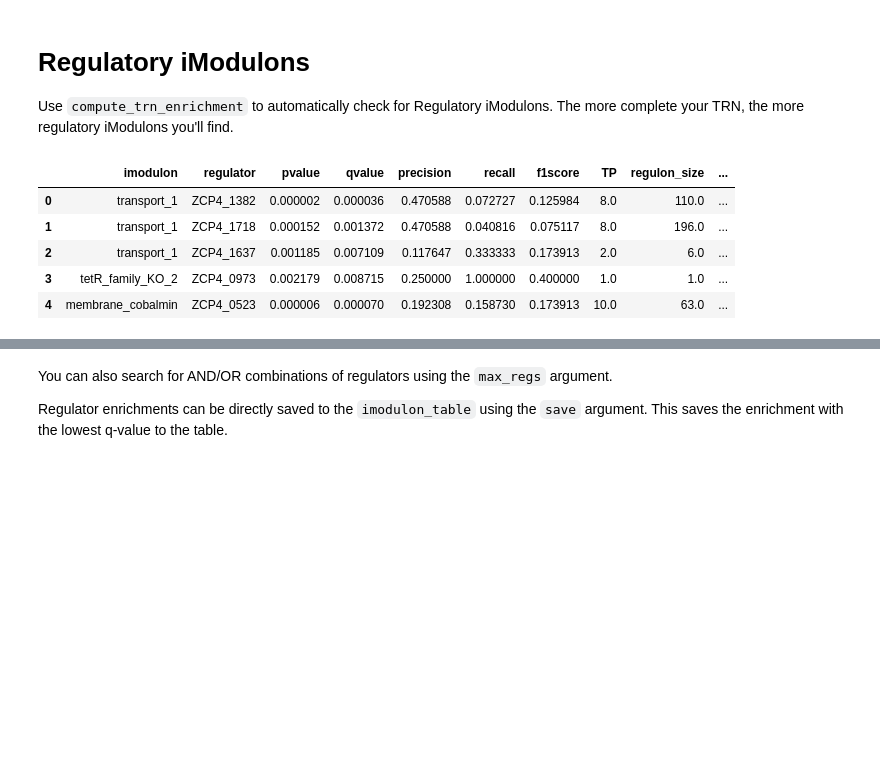
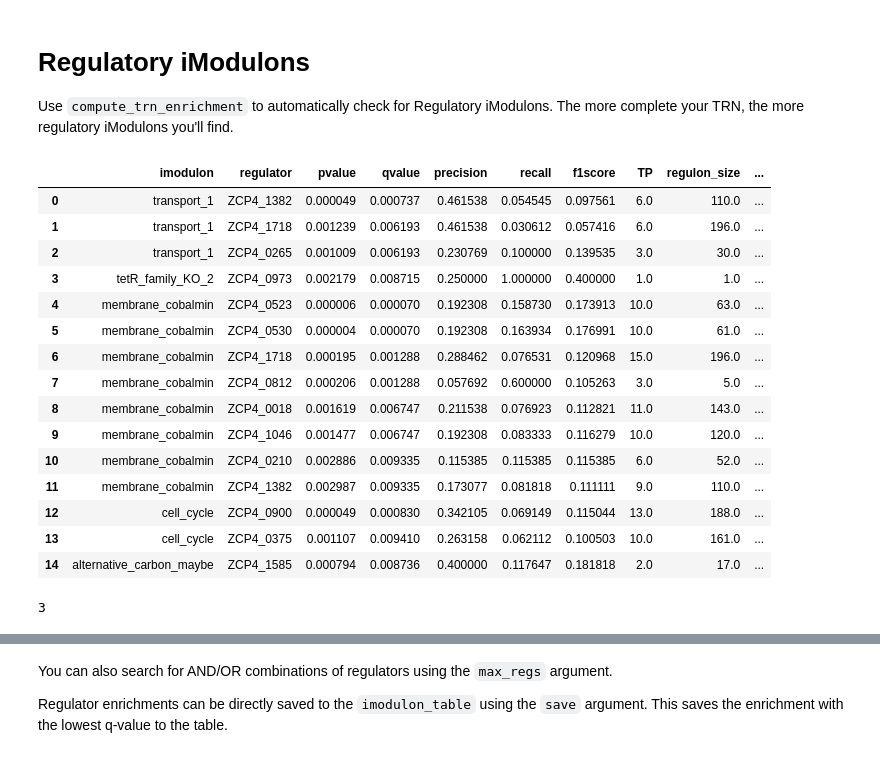
Before and after one commit to cristalzucsd/iModulonMiner, a Jupyter notebook: 5_characterize_iModulons/2_iModulon_characterization.ipynb, the cells around one changed output, grey strips where cells are left out. Drawn from its saved outputs; the diff is of its cells as text; code cells hidden in the pictures; blank space fills up the shorter version.

```diff
--- a/5_characterize_iModulons/2_iModulon_characterization.ipynb
+++ b/5_characterize_iModulons/2_iModulon_characterization.ipynb
@@ -134,14 +134,28 @@ temp = ica_data.compute_trn_enrichment(fdr = 1)
 temp.to_csv('../data/processed_data/DAP_seq_iModulon_overlap.csv')
 # %%
 temp = ica_data.compute_trn_enrichment(fdr = .01)
-temp.head()
+temp
 # %% [output]
 |  | imodulon | regulator | pvalue | qvalue | precision | recall | f1score | TP | regulon_size | ... |
-| 0 | transport_1 | ZCP4_1382 | 0.000002 | 0.000036 | 0.470588 | 0.072727 | 0.125984 | 8.0 | 110.0 | ... |
-| 1 | transport_1 | ZCP4_1718 | 0.000152 | 0.001372 | 0.470588 | 0.040816 | 0.075117 | 8.0 | 196.0 | ... |
-| 2 | transport_1 | ZCP4_1637 | 0.001185 | 0.007109 | 0.117647 | 0.333333 | 0.173913 | 2.0 | 6.0 | ... |
+| 0 | transport_1 | ZCP4_1382 | 0.000049 | 0.000737 | 0.461538 | 0.054545 | 0.097561 | 6.0 | 110.0 | ... |
+| 1 | transport_1 | ZCP4_1718 | 0.001239 | 0.006193 | 0.461538 | 0.030612 | 0.057416 | 6.0 | 196.0 | ... |
+| 2 | transport_1 | ZCP4_0265 | 0.001009 | 0.006193 | 0.230769 | 0.100000 | 0.139535 | 3.0 | 30.0 | ... |
 | 3 | tetR_family_KO_2 | ZCP4_0973 | 0.002179 | 0.008715 | 0.250000 | 1.000000 | 0.400000 | 1.0 | 1.0 | ... |
 | 4 | membrane_cobalmin | ZCP4_0523 | 0.000006 | 0.000070 | 0.192308 | 0.158730 | 0.173913 | 10.0 | 63.0 | ... |
+| 5 | membrane_cobalmin | ZCP4_0530 | 0.000004 | 0.000070 | 0.192308 | 0.163934 | 0.176991 | 10.0 | 61.0 | ... |
+| 6 | membrane_cobalmin | ZCP4_1718 | 0.000195 | 0.001288 | 0.288462 | 0.076531 | 0.120968 | 15.0 | 196.0 | ... |
+| 7 | membrane_cobalmin | ZCP4_0812 | 0.000206 | 0.001288 | 0.057692 | 0.600000 | 0.105263 | 3.0 | 5.0 | ... |
+| 8 | membrane_cobalmin | ZCP4_0018 | 0.001619 | 0.006747 | 0.211538 | 0.076923 | 0.112821 | 11.0 | 143.0 | ... |
+| 9 | membrane_cobalmin | ZCP4_1046 | 0.001477 | 0.006747 | 0.192308 | 0.083333 | 0.116279 | 10.0 | 120.0 | ... |
+| 10 | membrane_cobalmin | ZCP4_0210 | 0.002886 | 0.009335 | 0.115385 | 0.115385 | 0.115385 | 6.0 | 52.0 | ... |
+| 11 | membrane_cobalmin | ZCP4_1382 | 0.002987 | 0.009335 | 0.173077 | 0.081818 | 0.111111 | 9.0 | 110.0 | ... |
+| 12 | cell_cycle | ZCP4_0900 | 0.000049 | 0.000830 | 0.342105 | 0.069149 | 0.115044 | 13.0 | 188.0 | ... |
+| 13 | cell_cycle | ZCP4_0375 | 0.001107 | 0.009410 | 0.263158 | 0.062112 | 0.100503 | 10.0 | 161.0 | ... |
+| 14 | alternative_carbon_maybe | ZCP4_1585 | 0.000794 | 0.008736 | 0.400000 | 0.117647 | 0.181818 | 2.0 | 17.0 | ... |
+# %%
+len(sets)
+# %% [output]
+3
 # %%
 # selection
 iM = 'transport_1'
```
Also changed, not shown: parts of 2 cells of this notebook, 5 other files.
